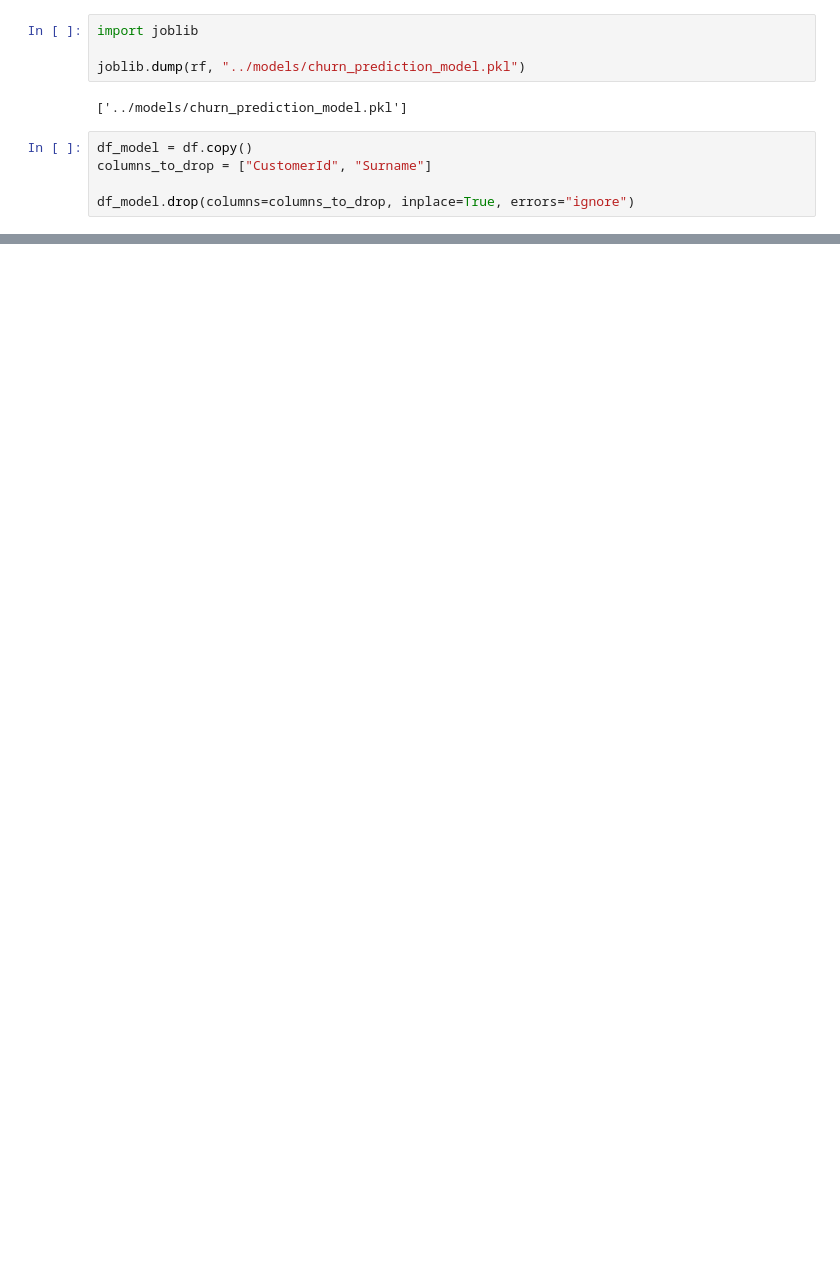
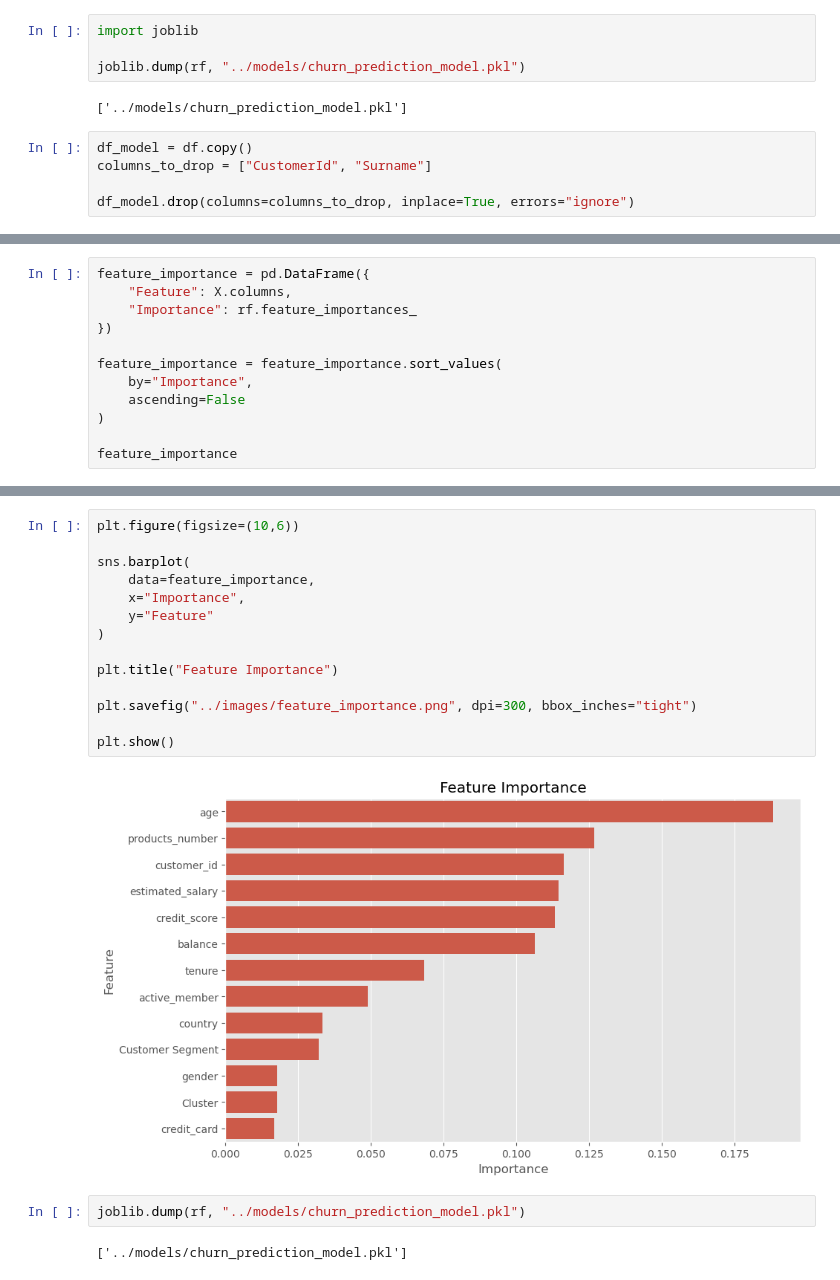
Before and after one commit to Atchaya-D/Customer-Segmentation-and-churn-Prediction, a Jupyter notebook: notebooks/EDA.ipynb, the cells around one changed output, grey strips where cells are left out. Saved outputs shown, nothing was run; the diff lists cells and outputs as text; blank space fills up the shorter version.

```diff
--- a/notebooks/EDA.ipynb
+++ b/notebooks/EDA.ipynb
@@ -373,0 +389,12 @@ df_model.drop(columns=columns_to_drop, inplace=True, errors="ignore")
+# %%
+feature_importance = pd.DataFrame({
+    "Feature": X.columns,
+    "Importance": rf.feature_importances_
+})
+
+feature_importance = feature_importance.sort_values(
+    by="Importance",
+    ascending=False
+)
+
+feature_importance
@@ -373,0 +416,20 @@ df_model.drop(columns=columns_to_drop, inplace=True, errors="ignore")
+# %%
+plt.figure(figsize=(10,6))
+
+sns.barplot(
+    data=feature_importance,
+    x="Importance",
+    y="Feature"
+)
+
+plt.title("Feature Importance")
+
+plt.savefig("../images/feature_importance.png", dpi=300, bbox_inches="tight")
+
+plt.show()
+# %% [output]
+[figure, added]
+# %%
+joblib.dump(rf, "../models/churn_prediction_model.pkl")
+# %% [output]
+['../models/churn_prediction_model.pkl']
```
Also changed, not shown: parts of 5 cells of this notebook, 1 other file.
